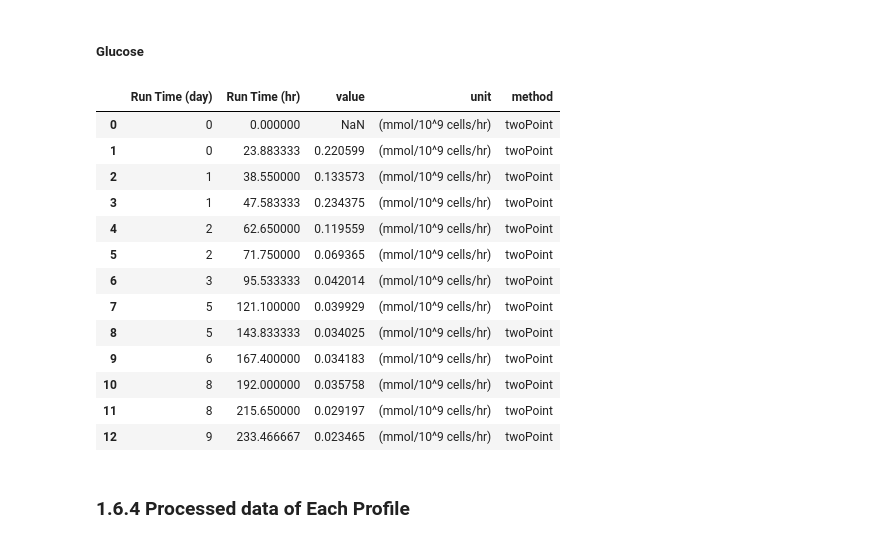
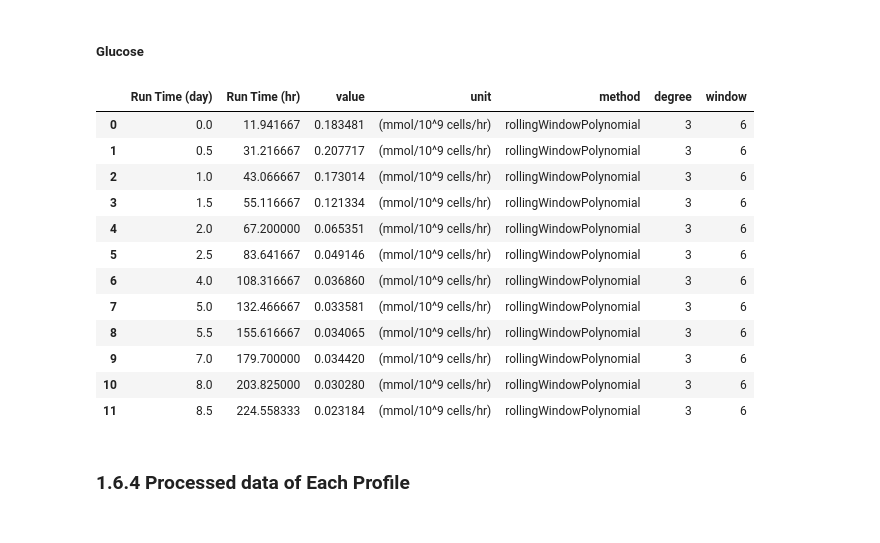
Before and after one commit to lu000285/CCDPApy, a Jupyter notebook: Fed_batch_cell_culture.ipynb, the cells around one changed output. Drawn from its saved outputs; the diff is of its cells as text; code cells hidden in the pictures.

```diff
--- a/Fed_batch_cell_culture.ipynb
+++ b/Fed_batch_cell_culture.ipynb
@@ -270,22 +272,21 @@ cell.growth_rate.head()
 ##### Glucose
 # %%
 glc = fed_batch_exp.get_species('glucose')
-glc.sp_rate
+glc.sp_rate_rolling
 # %% [output]
-|  | Run Time (day) | Run Time (hr) | value | unit | method |
-| 0 | 0 | 0.000000 | NaN | (mmol/10^9 cells/hr) | twoPoint |
-| 1 | 0 | 23.883333 | 0.220599 | (mmol/10^9 cells/hr) | twoPoint |
-| 2 | 1 | 38.550000 | 0.133573 | (mmol/10^9 cells/hr) | twoPoint |
-| 3 | 1 | 47.583333 | 0.234375 | (mmol/10^9 cells/hr) | twoPoint |
-| 4 | 2 | 62.650000 | 0.119559 | (mmol/10^9 cells/hr) | twoPoint |
-| 5 | 2 | 71.750000 | 0.069365 | (mmol/10^9 cells/hr) | twoPoint |
-| 6 | 3 | 95.533333 | 0.042014 | (mmol/10^9 cells/hr) | twoPoint |
-| 7 | 5 | 121.100000 | 0.039929 | (mmol/10^9 cells/hr) | twoPoint |
-| 8 | 5 | 143.833333 | 0.034025 | (mmol/10^9 cells/hr) | twoPoint |
-| 9 | 6 | 167.400000 | 0.034183 | (mmol/10^9 cells/hr) | twoPoint |
-| 10 | 8 | 192.000000 | 0.035758 | (mmol/10^9 cells/hr) | twoPoint |
-| 11 | 8 | 215.650000 | 0.029197 | (mmol/10^9 cells/hr) | twoPoint |
-| 12 | 9 | 233.466667 | 0.023465 | (mmol/10^9 cells/hr) | twoPoint |
+|  | Run Time (day) | Run Time (hr) | value | unit | method | degree | window |
+| 0 | 0.0 | 11.941667 | 0.183481 | (mmol/10^9 cells/hr) | rollingWindowPolynomial | 3 | 6 |
+| 1 | 0.5 | 31.216667 | 0.207717 | (mmol/10^9 cells/hr) | rollingWindowPolynomial | 3 | 6 |
+| 2 | 1.0 | 43.066667 | 0.173014 | (mmol/10^9 cells/hr) | rollingWindowPolynomial | 3 | 6 |
+| 3 | 1.5 | 55.116667 | 0.121334 | (mmol/10^9 cells/hr) | rollingWindowPolynomial | 3 | 6 |
+| 4 | 2.0 | 67.200000 | 0.065351 | (mmol/10^9 cells/hr) | rollingWindowPolynomial | 3 | 6 |
+| 5 | 2.5 | 83.641667 | 0.049146 | (mmol/10^9 cells/hr) | rollingWindowPolynomial | 3 | 6 |
+| 6 | 4.0 | 108.316667 | 0.036860 | (mmol/10^9 cells/hr) | rollingWindowPolynomial | 3 | 6 |
+| 7 | 5.0 | 132.466667 | 0.033581 | (mmol/10^9 cells/hr) | rollingWindowPolynomial | 3 | 6 |
+| 8 | 5.5 | 155.616667 | 0.034065 | (mmol/10^9 cells/hr) | rollingWindowPolynomial | 3 | 6 |
+| 9 | 7.0 | 179.700000 | 0.034420 | (mmol/10^9 cells/hr) | rollingWindowPolynomial | 3 | 6 |
+| 10 | 8.0 | 203.825000 | 0.030280 | (mmol/10^9 cells/hr) | rollingWindowPolynomial | 3 | 6 |
+| 11 | 8.5 | 224.558333 | 0.023184 | (mmol/10^9 cells/hr) | rollingWindowPolynomial | 3 | 6 |
 # %% [markdown]
 ### 1.6.4 Processed data of Each Profile
 # %% [markdown]
```
Also changed, not shown: parts of 6 cells of this notebook, 8 other files.
